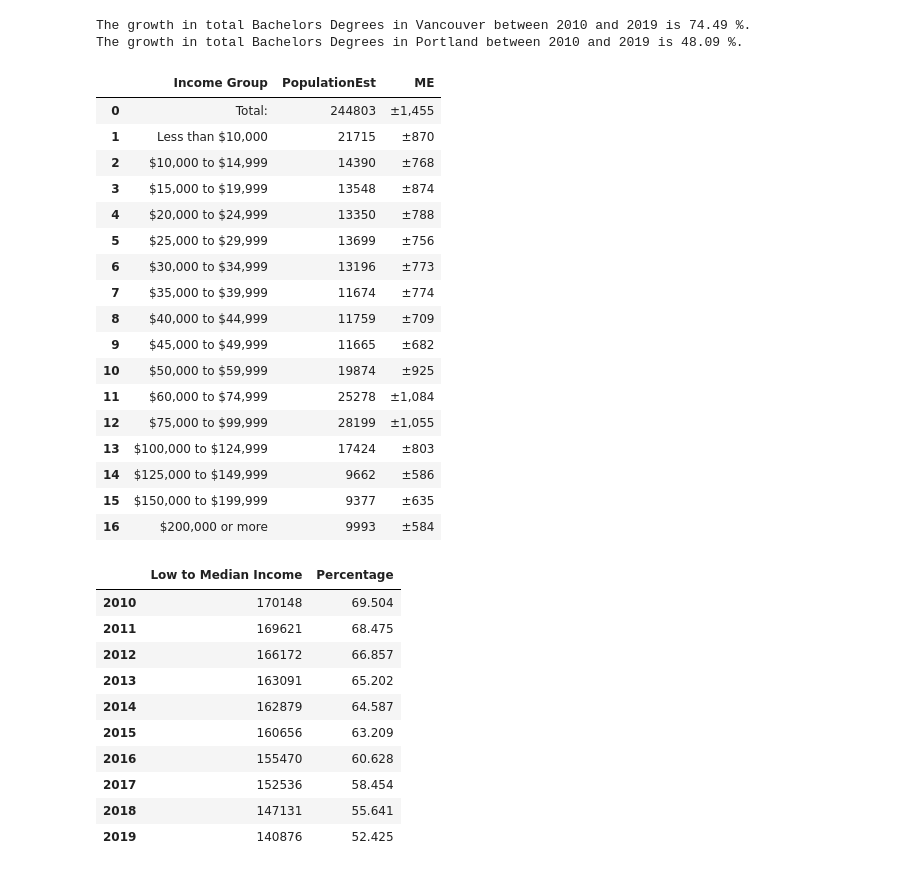
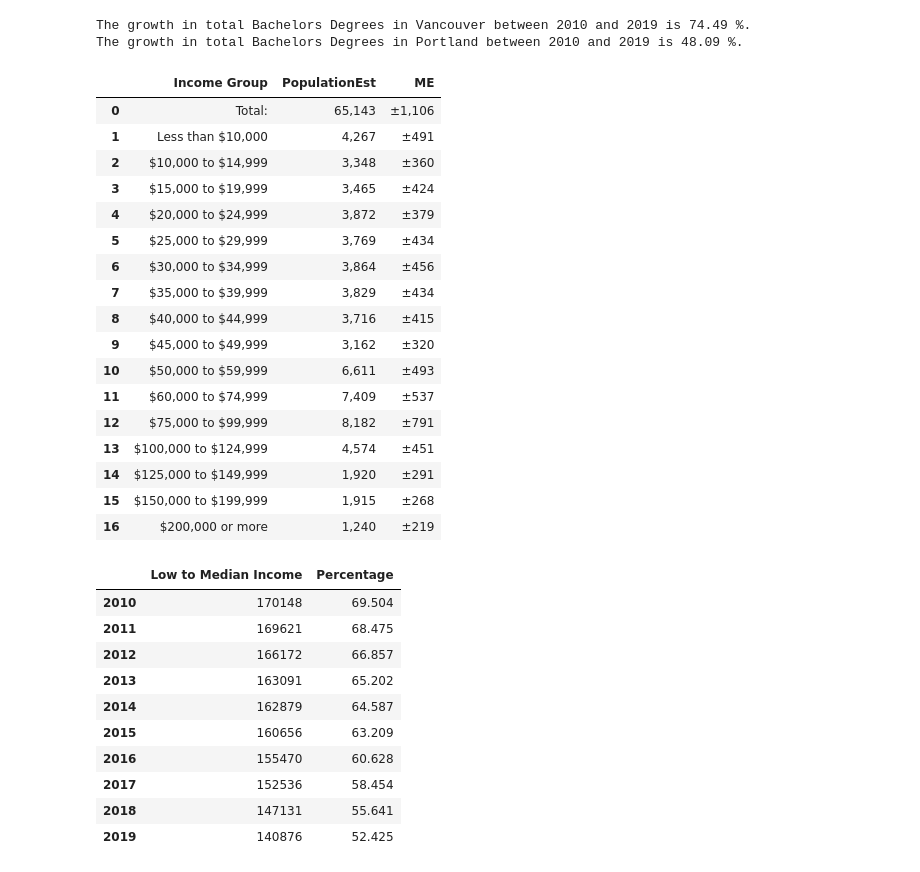
Before and after one commit to ianmonroe97/PortlandAffordableHousing, a Jupyter notebook: NewED_.ipynb, the cells around one changed output. Saved outputs shown, nothing was run; the diff lists cells and outputs as text; code cells hidden in the pictures.

```diff
--- a/NewED_.ipynb
+++ b/NewED_.ipynb
@@ -682,27 +682,6 @@ PorHI13 = PorHI13.rename(columns = {'Label (Grouping)':'Income Group','Portland
 PorHI12 = PorHI12.rename(columns = {'Label (Grouping)':'Income Group','Portland city, Oregon!!Estimate':'PopulationEst','Portland city, Oregon!!Margin of Error':'ME'})
 PorHI11 = PorHI11.rename(columns = {'Label (Grouping)':'Income Group','Portland city, Oregon!!Estimate':'PopulationEst','Portland city, Oregon!!Margin of Error':'ME'})
 PorHI10 = PorHI10.rename(columns = {'Label (Grouping)':'Income Group','Portland city, Oregon!!Estimate':'PopulationEst','Portland city, Oregon!!Margin of Error':'ME'})
-# %%
-PorHI10
-# %% [output]
-|  | Income Group | PopulationEst | ME |
-| 0 | Total: | 244803 | ±1,455 |
-| 1 | Less than $10,000 | 21715 | ±870 |
-| 2 | $10,000 to $14,999 | 14390 | ±768 |
-| 3 | $15,000 to $19,999 | 13548 | ±874 |
-| 4 | $20,000 to $24,999 | 13350 | ±788 |
-| 5 | $25,000 to $29,999 | 13699 | ±756 |
-| 6 | $30,000 to $34,999 | 13196 | ±773 |
-| 7 | $35,000 to $39,999 | 11674 | ±774 |
-| 8 | $40,000 to $44,999 | 11759 | ±709 |
-| 9 | $45,000 to $49,999 | 11665 | ±682 |
-| 10 | $50,000 to $59,999 | 19874 | ±925 |
-| 11 | $60,000 to $74,999 | 25278 | ±1,084 |
-| 12 | $75,000 to $99,999 | 28199 | ±1,055 |
-| 13 | $100,000 to $124,999 | 17424 | ±803 |
-| 14 | $125,000 to $149,999 | 9662 | ±586 |
-| 15 | $150,000 to $199,999 | 9377 | ±635 |
-| 16 | $200,000 or more | 9993 | ±584 |
 # %%
 VanHI19 = pd.read_csv('/Users/ianmonroe/Desktop/PDXVANCENS/VANHI19.csv')
 VanHI18 = pd.read_csv('/Users/ianmonroe/Desktop/PDXVANCENS/VANHI18.csv')
@@ -714,3 +693,35 @@ VanHI13 = pd.read_csv('/Users/ianmonroe/Desktop/PDXVANCENS/VANHI13.csv')
 VanHI12 = pd.read_csv('/Users/ianmonroe/Desktop/PDXVANCENS/VANHI12.csv')
 VanHI11 = pd.read_csv('/Users/ianmonroe/Desktop/PDXVANCENS/VANHI11.csv')
 VanHI10 = pd.read_csv('/Users/ianmonroe/Desktop/PDXVANCENS/VANHI10.csv')
+# %%
+VanHI19 = VanHI19.rename(columns = {'Label (Grouping)':'Income Group','Vancouver city, Washington!!Estimate':'PopulationEst','Vancouver city, Washington!!Margin of Error':'ME'})
+VanHI18 = VanHI18.rename(columns = {'Label (Grouping)':'Income Group','Vancouver city, Washington!!Estimate':'PopulationEst','Vancouver city, Washington!!Margin of Error':'ME'})
+VanHI17 = VanHI17.rename(columns = {'Label (Grouping)':'Income Group','Vancouver city, Washington!!Estimate':'PopulationEst','Vancouver city, Washington!!Margin of Error':'ME'})
+VanHI16 = VanHI16.rename(columns = {'Label (Grouping)':'Income Group','Vancouver city, Washington!!Estimate':'PopulationEst','Vancouver city, Washington!!Margin of Error':'ME'})
+VanHI15 = VanHI15.rename(columns = {'Label (Grouping)':'Income Group','Vancouver city, Washington!!Estimate':'PopulationEst','Vancouver city, Washington!!Margin of Error':'ME'})
+VanHI14 = VanHI14.rename(columns = {'Label (Grouping)':'Income Group','Vancouver city, Washington!!Estimate':'PopulationEst','Vancouver city, Washington!!Margin of Error':'ME'})
+VanHI13 = VanHI13.rename(columns = {'Label (Grouping)':'Income Group','Vancouver city, Washington!!Estimate':'PopulationEst','Vancouver city, Washington!!Margin of Error':'ME'})
+VanHI12 = VanHI12.rename(columns = {'Label (Grouping)':'Income Group','Vancouver city, Washington!!Estimate':'PopulationEst','Vancouver city, Washington!!Margin of Error':'ME'})
+VanHI11 = VanHI11.rename(columns = {'Label (Grouping)':'Income Group','Vancouver city, Washington!!Estimate':'PopulationEst','Vancouver city, Washington!!Margin of Error':'ME'})
+VanHI10 = VanHI10.rename(columns = {'Label (Grouping)':'Income Group','Vancouver city, Washington!!Estimate':'PopulationEst','Vancouver city, Washington!!Margin of Error':'ME'})
+# %%
+VanHI10
+# %% [output]
+|  | Income Group | PopulationEst | ME |
+| 0 | Total: | 65,143 | ±1,106 |
+| 1 | Less than $10,000 | 4,267 | ±491 |
+| 2 | $10,000 to $14,999 | 3,348 | ±360 |
+| 3 | $15,000 to $19,999 | 3,465 | ±424 |
+| 4 | $20,000 to $24,999 | 3,872 | ±379 |
+| 5 | $25,000 to $29,999 | 3,769 | ±434 |
+| 6 | $30,000 to $34,999 | 3,864 | ±456 |
+| 7 | $35,000 to $39,999 | 3,829 | ±434 |
+| 8 | $40,000 to $44,999 | 3,716 | ±415 |
+| 9 | $45,000 to $49,999 | 3,162 | ±320 |
+| 10 | $50,000 to $59,999 | 6,611 | ±493 |
+| 11 | $60,000 to $74,999 | 7,409 | ±537 |
+| 12 | $75,000 to $99,999 | 8,182 | ±791 |
+| 13 | $100,000 to $124,999 | 4,574 | ±451 |
+| 14 | $125,000 to $149,999 | 1,920 | ±291 |
+| 15 | $150,000 to $199,999 | 1,915 | ±268 |
+| 16 | $200,000 or more | 1,240 | ±219 |
```
Also changed, not shown: parts of 13 cells of this notebook.
